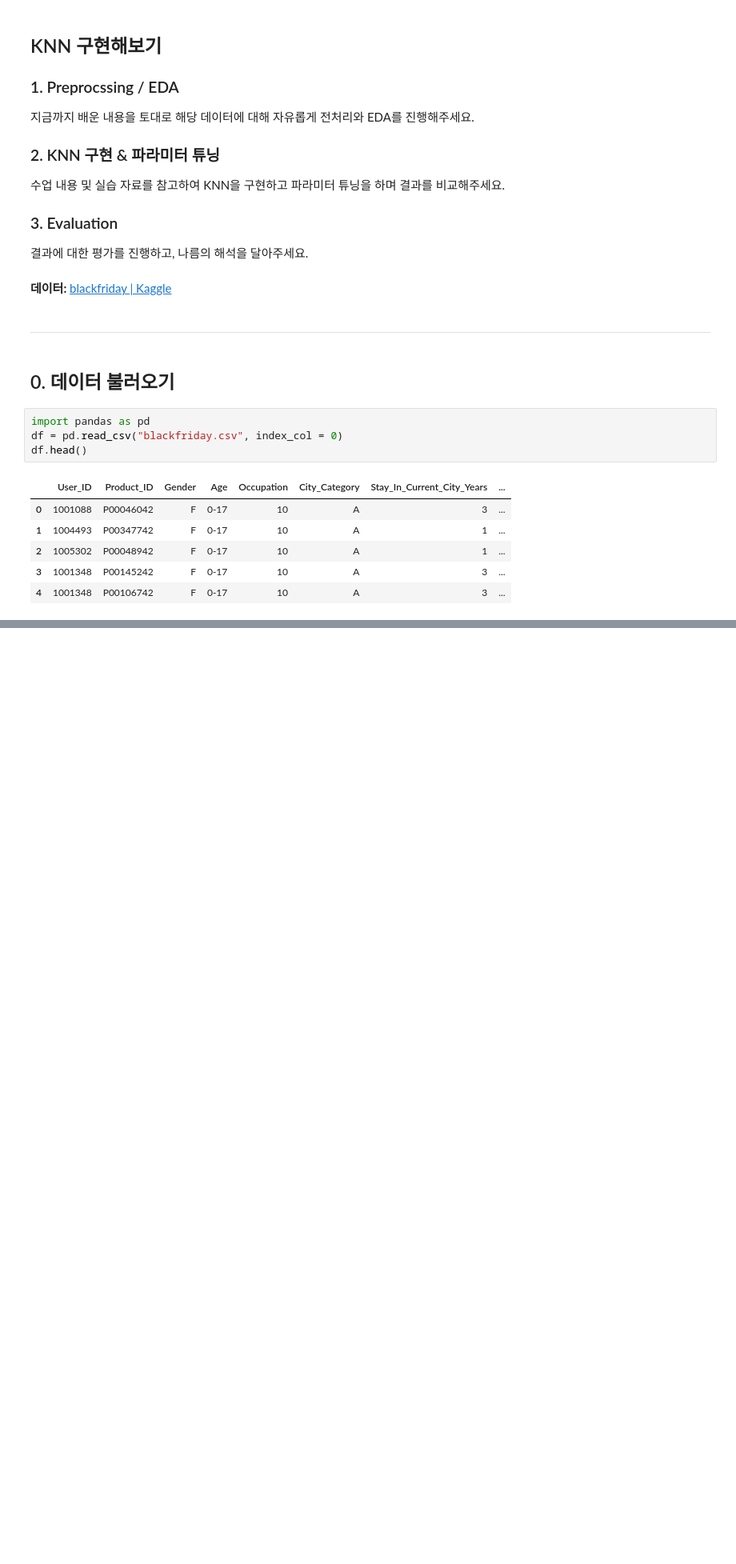
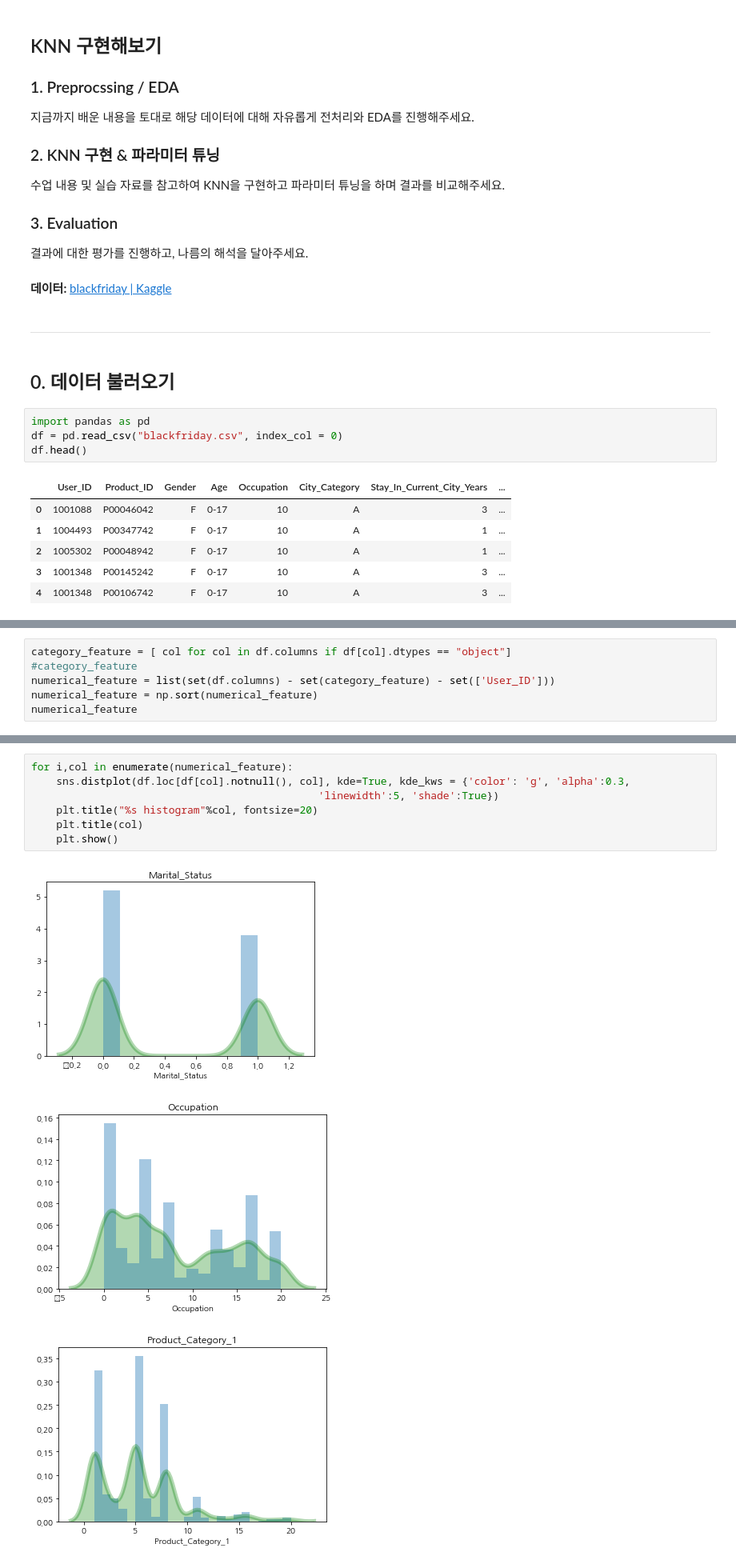
Before and after one commit to eunjiiiiii/Tobigs19, a Jupyter notebook: Week4_KNN&Clustering/tobigs19_KNN_과제.ipynb, the cells around one changed output, grey strips where cells are left out. Shown: that part at 80% size. Saved outputs shown, nothing was run; the diff lists cells and outputs as text; blank space fills up the shorter version.

```diff
--- a/Week4_KNN&Clustering/tobigs19_KNN_과제.ipynb
+++ b/Week4_KNN&Clustering/tobigs19_KNN_과제.ipynb
@@ -27,0 +72,6 @@ df.head()
+# %%
+category_feature = [ col for col in df.columns if df[col].dtypes == "object"]
+#category_feature
+numerical_feature = list(set(df.columns) - set(category_feature) - set(['User_ID']))
+numerical_feature = np.sort(numerical_feature)
+numerical_feature
@@ -27,0 +143,11 @@ df.head()
+# %%
+for i,col in enumerate(numerical_feature):
+    sns.distplot(df.loc[df[col].notnull(), col], kde=True, kde_kws = {'color': 'g', 'alpha':0.3,
+                                              'linewidth':5, 'shade':True})
+    plt.title("%s histogram"%col, fontsize=20)
+    plt.title(col)
+    plt.show()
+# %% [output]
+[figure, added]
+[figure, added]
+[figure, added]
```
Also changed, not shown: parts of 86 cells of this notebook.
